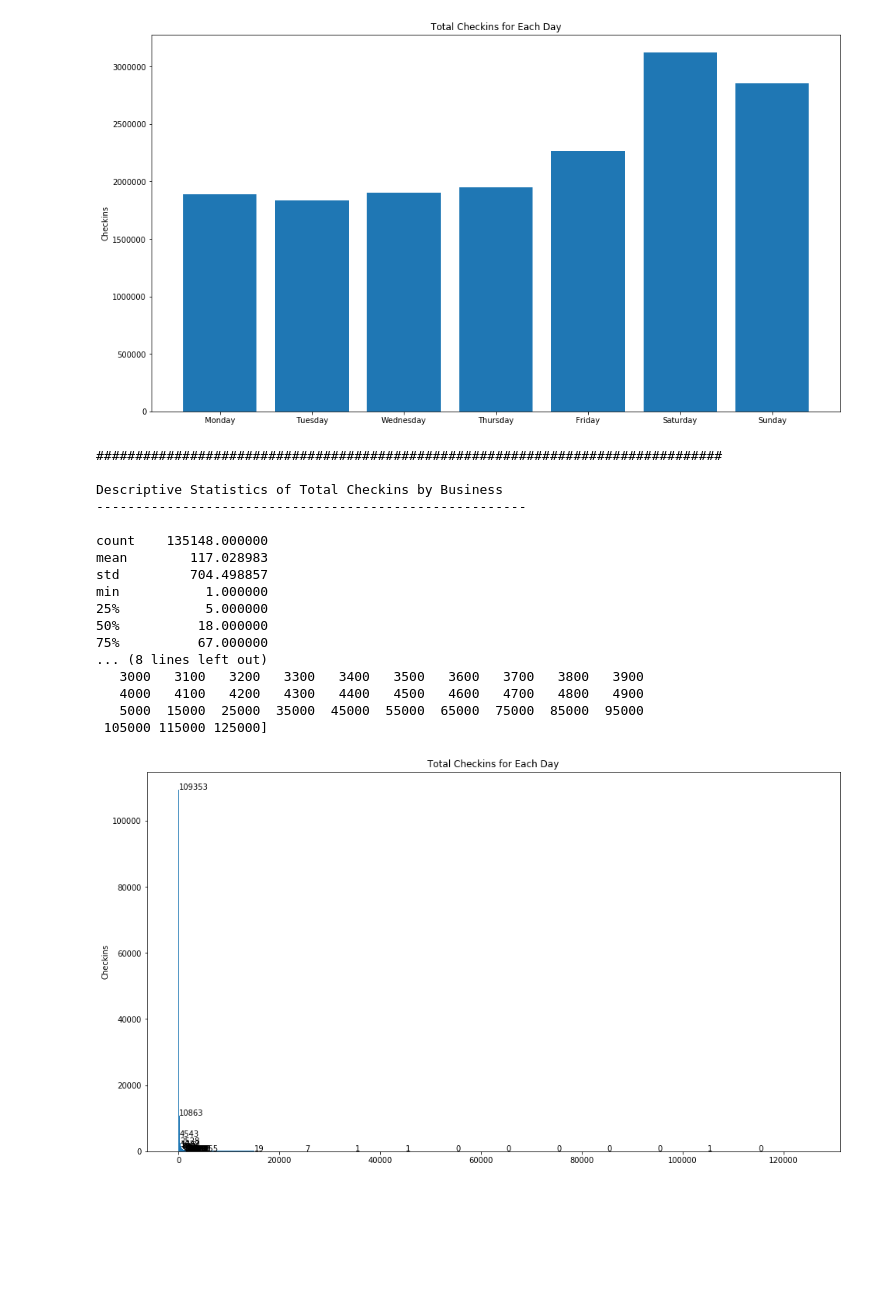
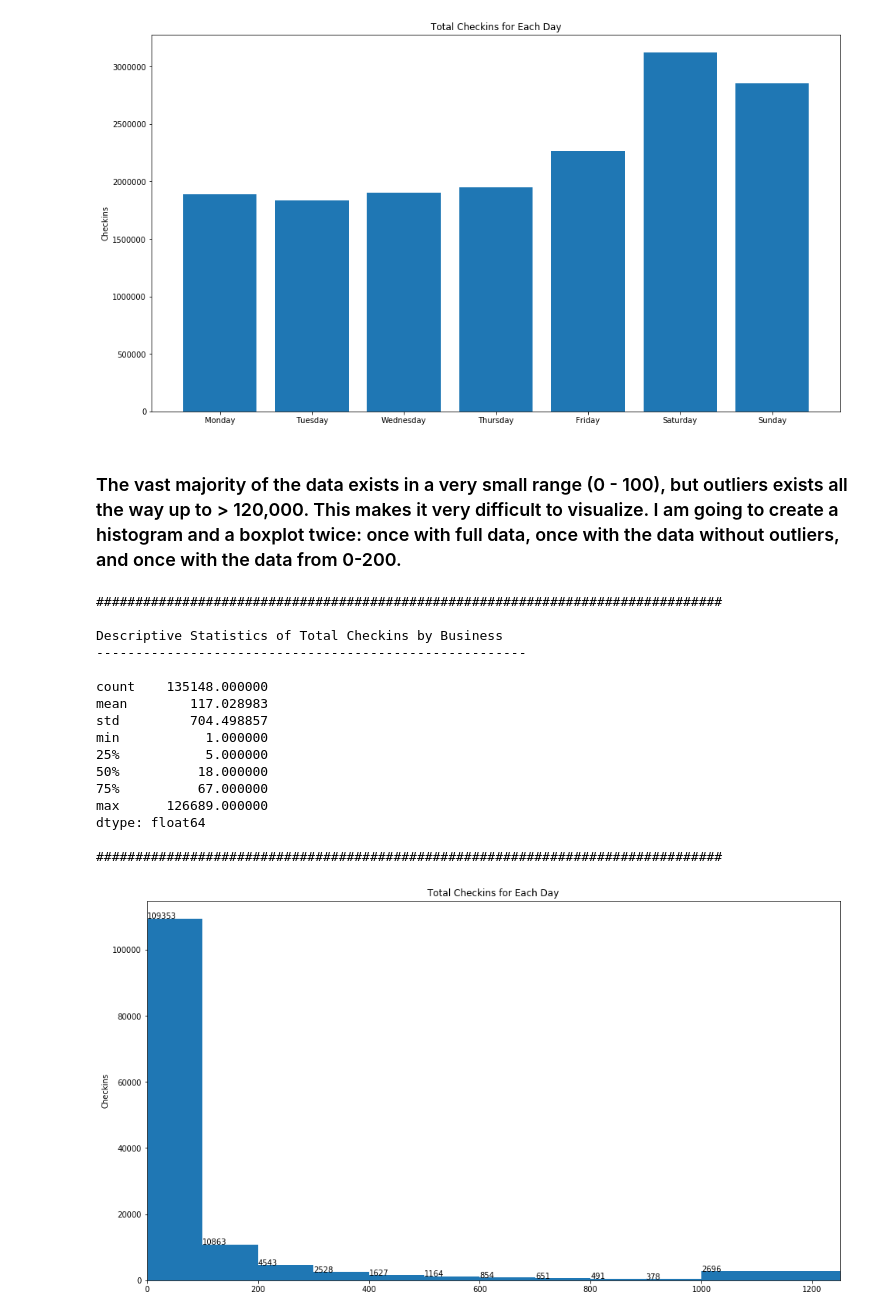
Before and after one commit to gravelcycles/yelp-dataset-challenge, a Jupyter notebook: Checkin.ipynb, the cells around one changed output. Drawn from its saved outputs; the diff is of its cells as text; code cells hidden in the pictures; blank space fills up the shorter version.

```diff
--- a/Checkin.ipynb
+++ b/Checkin.ipynb
@@ -131,6 +131,8 @@ Sunday     : 2,854,842
 
 ################################################################################
 [figure]
+# %% [markdown]
+### The vast majority of the data exists in a very small range (0 - 100), but outliers exists all the way up to > 120,000. This makes it very difficult to visualize. I am going to create a histogram and a boxplot twice: once with full data, once with the data without outliers, and once with the data from 0-200.
 # %%
 """Histogram of number of checkins by business
 """
@@ -139,38 +141,37 @@ for cust in customers:
     total = 0
     days = cust['time'].keys()
     for day in days:
         total += sum(cust['time'][day].values())
     checkins.append(total)
 checkins = pd.Series(checkins)
 print(sep)
 print('Descriptive Statistics of Total Checkins by Business')
 print('-------------------------------------------------------\n')
 print(checkins.describe())
 print(sep)
 plt.figure(1, (16, 9))
 plt.title('Total Checkins for Each Day')
 plt.ylabel('Checkins')
-h = plt.hist(checkins, bins = list(range(0, 5000, 100)) + list(range(5000, 130000, 10000)))
+h = plt.hist(checkins, bins = list(range(0, 1000, 100)) + [1000, 130000])
+plt.xlim(0, 1250)
 for i in range(len(h[0])):
     plt.text(h[1][i], h[0][i], str(int(h[0][i])))
-print(h[1])
 plt.show()
 # %% [output]
 ################################################################################
 
 Descriptive Statistics of Total Checkins by Business
 -------------------------------------------------------
 
 count    135148.000000
 mean        117.028983
 std         704.498857
 min           1.000000
 25%           5.000000
 50%          18.000000
 75%          67.000000
-... (8 lines left out)
-   3000   3100   3200   3300   3400   3500   3600   3700   3800   3900
-   4000   4100   4200   4300   4400   4500   4600   4700   4800   4900
-   5000  15000  25000  35000  45000  55000  65000  75000  85000  95000
- 105000 115000 125000]
+max      126689.000000
+dtype: float64
+
+################################################################################
-[figure, old version]
+[figure, new version]
```
Also changed, not shown: 3 other files.
